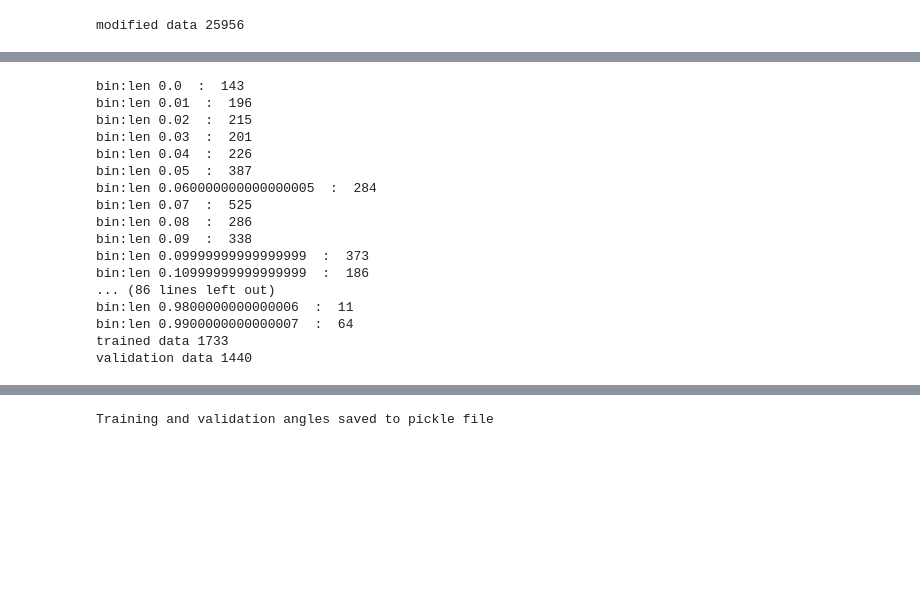
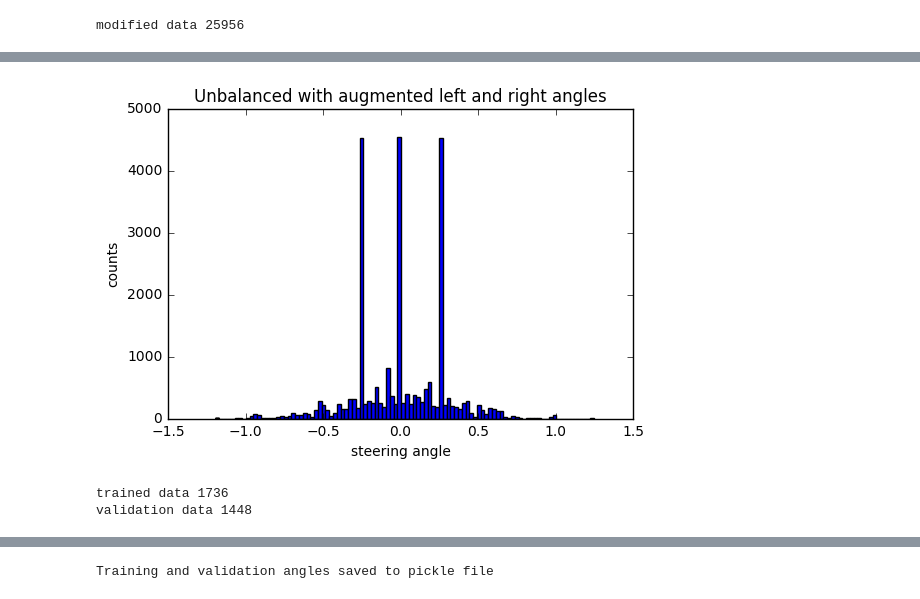
Before and after one commit to khaleelp/SelfDrivingCar, a Jupyter notebook: UdacityAssignments/CarND-Behavioral-Cloning-P3/model.ipynb, the cells around one changed output, grey strips where cells are left out. Cells and saved outputs as stored; diff of their text form; code cells hidden in the pictures; blank space fills up the shorter version.

```diff
--- a/UdacityAssignments/CarND-Behavioral-Cloning-P3/model.ipynb
+++ b/UdacityAssignments/CarND-Behavioral-Cloning-P3/model.ipynb
@@ -83,3 +96,11 @@ modified data 25956
+# %%
+plt.hist(driving_data[:,1], bins=100)
+plt.title('Unbalanced with augmented left and right angles')
+plt.xlabel('steering angle')
+plt.ylabel('counts')
+plt.show()
+# %% [output]
+[figure, added]
 # %%
 training_data=[]
 validation_data=[]
@@ -112,7 +133,7 @@ current_bin_data = []
 while current_bin<sample_bin_end:
     current_bin_data = [data for data in modified_data if (current_bin < abs(data[1])) and (abs(data[1])<=current_bin+step)]
     extract_data_from_bin(current_bin_data)
-    print("bin:len", current_bin, " : ", len(current_bin_data) )
+    #print("bin:len", current_bin, " : ", len(current_bin_data) )
     current_bin = current_bin+step
 
 zero_bin = [data for data in modified_data if (data[1]==0.0)]
@@ -127,20 +148,5 @@ validation_data = np.array(validation_data)
 print("trained data", len(training_data))
 print("validation data", len(validation_data))
 # %% [output]
-bin:len 0.0  :  143
-bin:len 0.01  :  196
-bin:len 0.02  :  215
-bin:len 0.03  :  201
-bin:len 0.04  :  226
-bin:len 0.05  :  387
-bin:len 0.060000000000000005  :  284
-bin:len 0.07  :  525
-bin:len 0.08  :  286
-bin:len 0.09  :  338
-bin:len 0.09999999999999999  :  373
-bin:len 0.10999999999999999  :  186
-... (86 lines left out)
-bin:len 0.9800000000000006  :  11
-bin:len 0.9900000000000007  :  64
-trained data 1733
-validation data 1440
+trained data 1736
+validation data 1448
```
Also changed, not shown: parts of 4 cells of this notebook, 1 other file.
